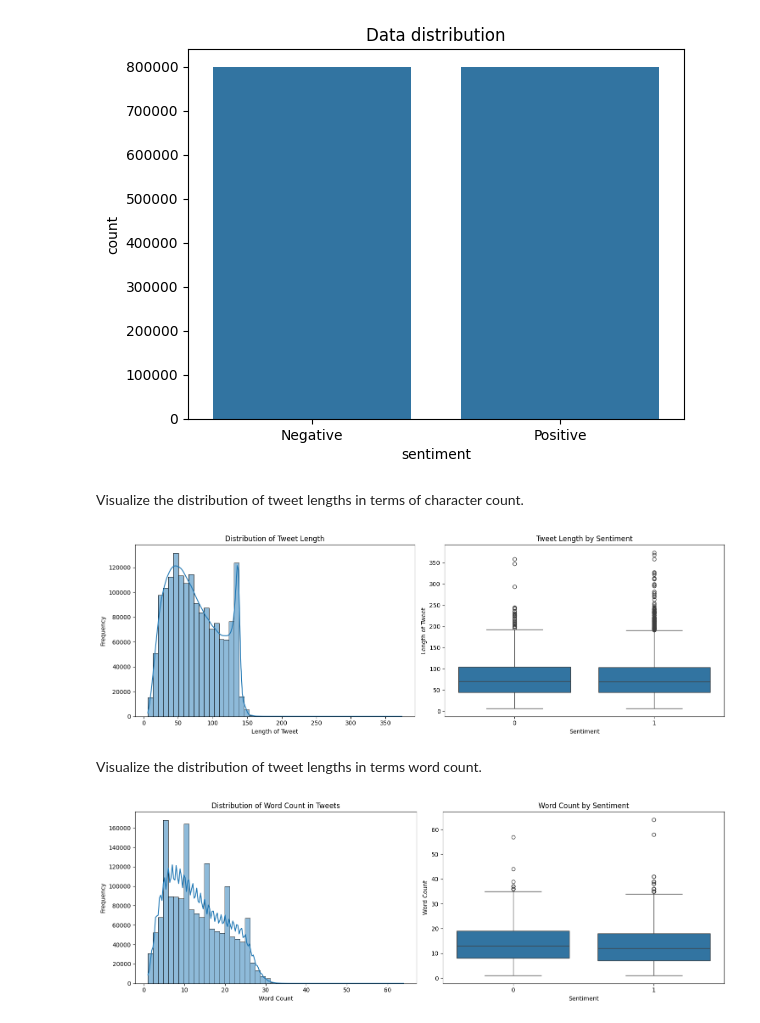
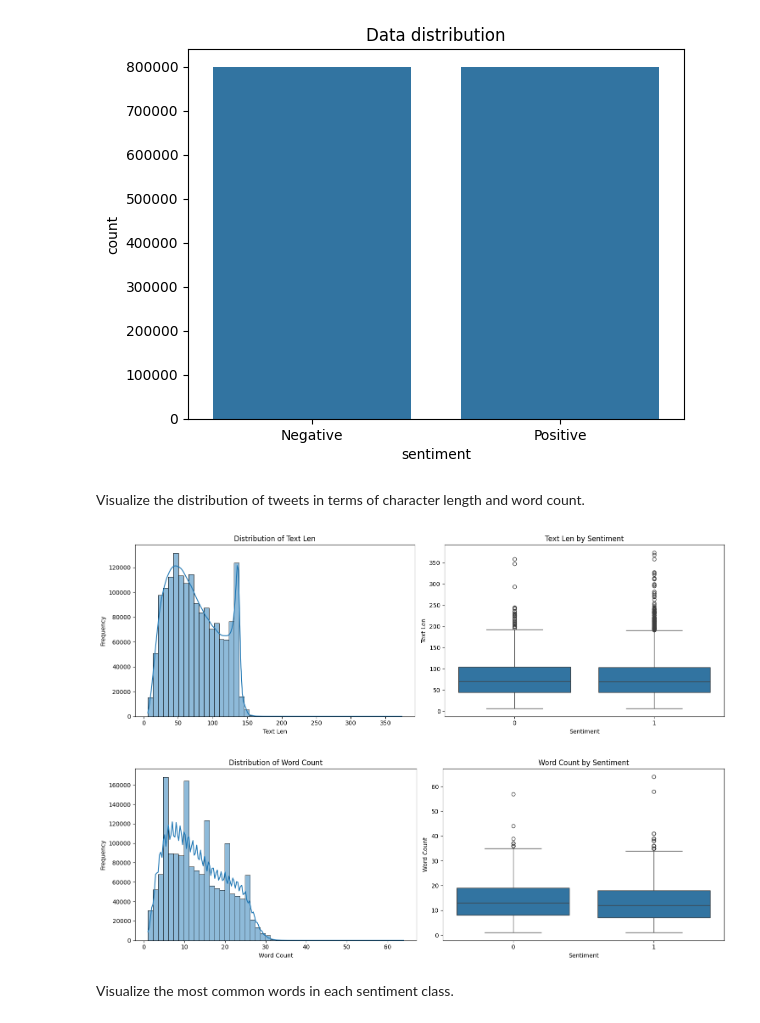
Before and after one commit to julsCadenas/DS-ML-Projects, a Jupyter notebook: TwtSentimentAnalysis/notebooks/eda_twt.ipynb, the cells around one changed output. Saved outputs shown, nothing was run; the diff lists cells and outputs as text; code cells hidden in the pictures.

```diff
--- a/TwtSentimentAnalysis/notebooks/eda_twt.ipynb
+++ b/TwtSentimentAnalysis/notebooks/eda_twt.ipynb
@@ -76,44 +84,31 @@ sns.barplot(data=value_counts, x='sentiment', y='count').set_title('Data distrib
 Text(0.5, 1.0, 'Data distribution')
 [figure]
 # %% [markdown]
-Visualize the distribution of tweet lengths in terms of character count.
+Visualize the distribution of tweets in terms of character length and word count.
+# %%
+def sentiment_dist(df, feature_column, group_column='sentiment', bin_count=50):
+    fig, ax = plt.subplots(1, 2, figsize=(15, 5))
+
+    sns.histplot(df[feature_column], bins=bin_count, kde=True, ax=ax[0])
+    ax[0].set_title(f"Distribution of {feature_column.replace('_', ' ').title()}")
+    ax[0].set_xlabel(feature_column.replace('_', ' ').title())
+    ax[0].set_ylabel("Frequency")
+
+    sns.boxplot(x=group_column, y=feature_column, data=df, ax=ax[1])
+    ax[1].set_title(f"{feature_column.replace('_', ' ').title()} by {group_column.title()}")
+    ax[1].set_xlabel(group_column.title())
+    ax[1].set_ylabel(feature_column.replace('_', ' ').title())
+
+    plt.tight_layout()
+    plt.show()
 # %%
 twt_df['text_len'] = twt_df['text'].apply(len)
+twt_df['word_count'] = twt_df['text'].apply(lambda x: len(x.split()))
 
-fig, ax = plt.subplots(1, 2, figsize=(15, 5))
-
-sns.histplot(twt_df['text_len'], bins=50, kde=True, ax=ax[0])
-ax[0].set_title("Distribution of Tweet Length")
-ax[0].set_xlabel("Length of Tweet")
-ax[0].set_ylabel("Frequency")
-
-sns.boxplot(x='sentiment', y='text_len', data=twt_df, ax=ax[1])
-ax[1].set_title("Tweet Length by Sentiment")
-ax[1].set_xlabel("Sentiment")
-ax[1].set_ylabel("Length of Tweet")
-
-plt.tight_layout()
-plt.show()
+sentiment_dist(twt_df, 'text_len')
+sentiment_dist(twt_df, 'word_count')
 # %% [output]
-[figure, old version]
+[figure, new version]
+[figure, added]
 # %% [markdown]
-Visualize the distribution of tweet lengths in terms word count.
+Visualize the most common words in each sentiment class.
-# %%
-twt_df['word_count'] = twt_df['text'].apply(lambda x: len(x.split()))
-
-fig, ax = plt.subplots(1, 2, figsize=(15, 5))
-
-sns.histplot(twt_df['word_count'], bins=50, kde=True, ax=ax[0])
-ax[0].set_title("Distribution of Word Count in Tweets")
-ax[0].set_xlabel("Word Count")
-ax[0].set_ylabel("Frequency")
-
-sns.boxplot(x='sentiment', y='word_count', data=twt_df, ax=ax[1])
-ax[1].set_title("Word Count by Sentiment")
-ax[1].set_xlabel("Sentiment")
-ax[1].set_ylabel("Word Count")
-
-plt.tight_layout()
-plt.show()
-# %% [output]
-[figure, removed]
```
Also changed, not shown: parts of 9 cells of this notebook.
